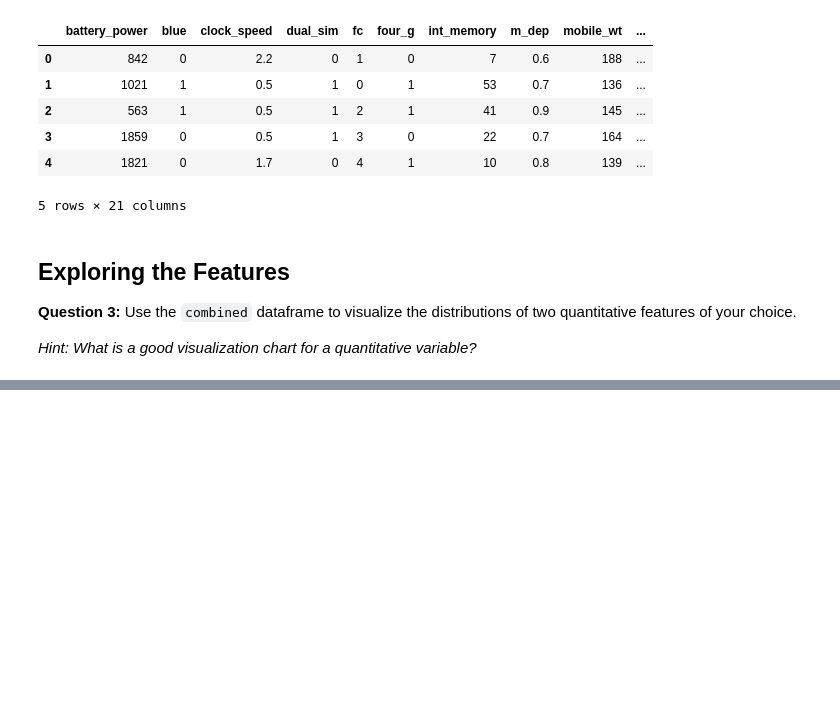
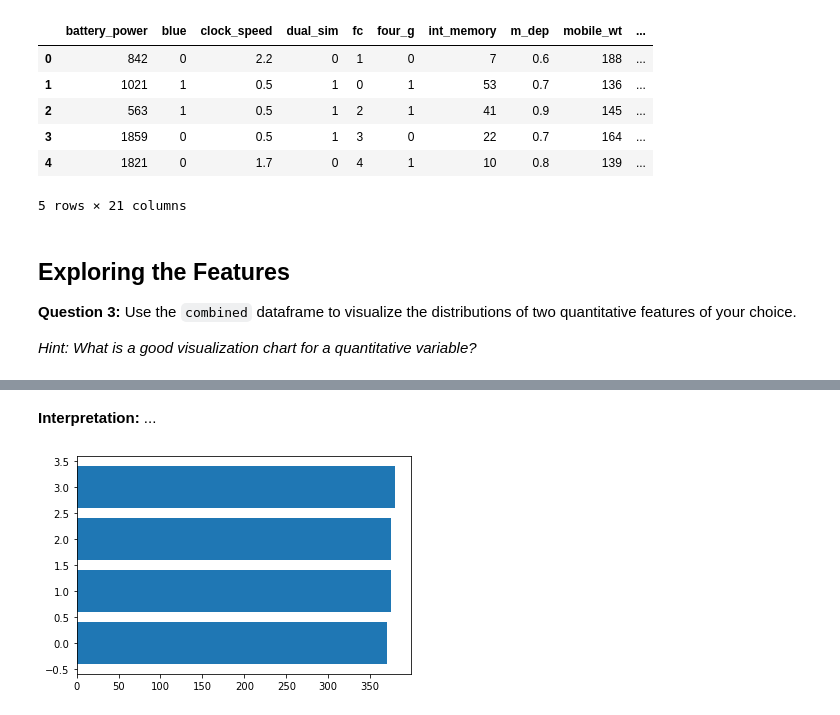
Before and after one commit to DragonKyro/Fall_2022_SAAS_ED_Materials, a Jupyter notebook: Fall_2022_Kaggle/Kaggle_EDA/Kaggle_EDA_blank.ipynb, the cells around one changed output, grey strips where cells are left out. Drawn from its saved outputs; the diff is of its cells as text; code cells hidden in the pictures; blank space fills up the shorter version.

```diff
--- a/Fall_2022_Kaggle/Kaggle_EDA/Kaggle_EDA_blank.ipynb
+++ b/Fall_2022_Kaggle/Kaggle_EDA/Kaggle_EDA_blank.ipynb
@@ -67,0 +128,9 @@ plt.hist(combined['fc'], bins=30);
+# %% [markdown]
+**Interpretation:** ...
+# %%
+# Generate visualization #2
+
+location_counts = combined['price_range'].value_counts().reset_index().sort_values('price_range', ascending=False).iloc[0:10]
+plt.barh(location_counts['index'], location_counts['price_range']);
+# %% [output]
+[figure, added]
```
Also changed, not shown: parts of 28 cells of this notebook, 1 other file.
